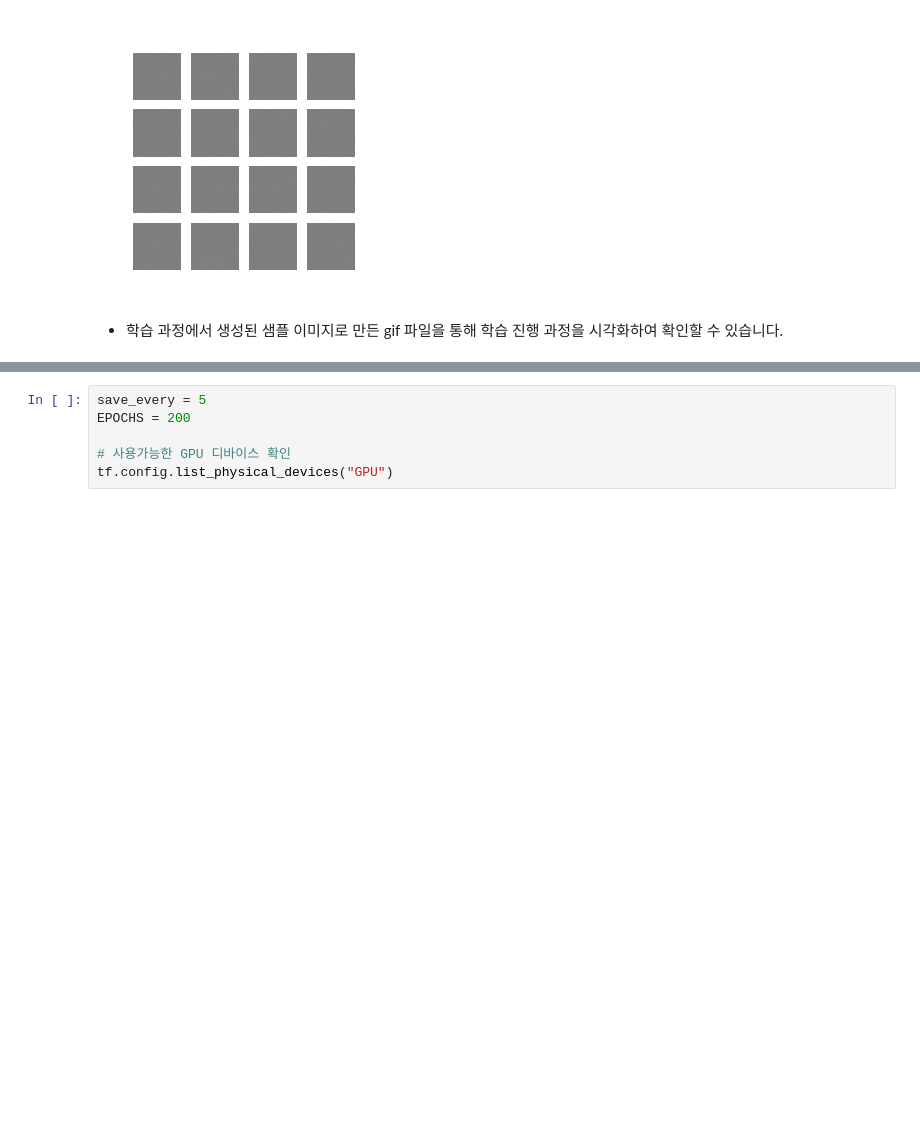
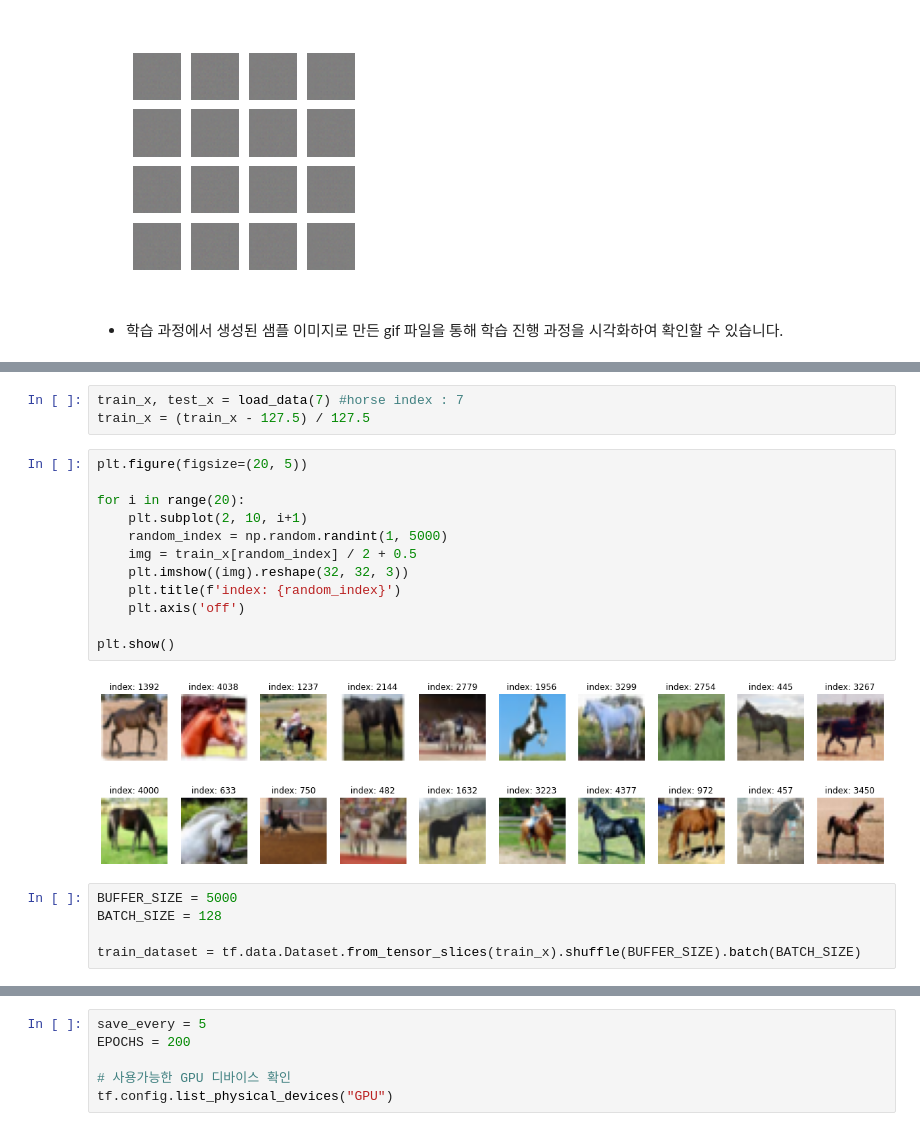
Before and after one commit to nidolight/Aiffel_Exploration, a Jupyter notebook: [E-10]image-generator/[E-10]image-generator.ipynb, the cells around one changed output, grey strips where cells are left out. Cells and saved outputs as stored; diff of their text form; blank space fills up the shorter version.

```diff
--- a/[E-10]image-generator/[E-10]image-generator.ipynb
+++ b/[E-10]image-generator/[E-10]image-generator.ipynb
@@ -402,3 +424,25 @@ with imageio.get_writer(anim_file, mode='I') as writer:
+# %%
+train_x, test_x = load_data(7) #horse index : 7
+train_x = (train_x - 127.5) / 127.5
+# %%
+plt.figure(figsize=(20, 5))
+
+for i in range(20):
+    plt.subplot(2, 10, i+1)
+    random_index = np.random.randint(1, 5000)
+    img = train_x[random_index] / 2 + 0.5
+    plt.imshow((img).reshape(32, 32, 3))
+    plt.title(f'index: {random_index}')
+    plt.axis('off')
+
+plt.show()
+# %% [output]
+[figure, added]
+# %%
+BUFFER_SIZE = 5000
+BATCH_SIZE = 128
+
+train_dataset = tf.data.Dataset.from_tensor_slices(train_x).shuffle(BUFFER_SIZE).batch(BATCH_SIZE)
 # %%
 def define_generator(latent_dim):
     model = tf.keras.Sequential()
```
Also changed, not shown: parts of 22 cells of this notebook, 3 other files.
